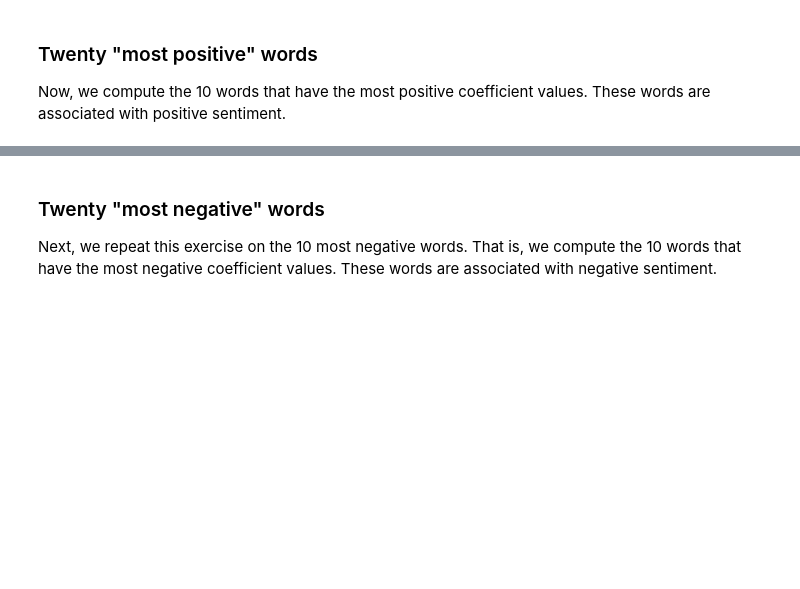
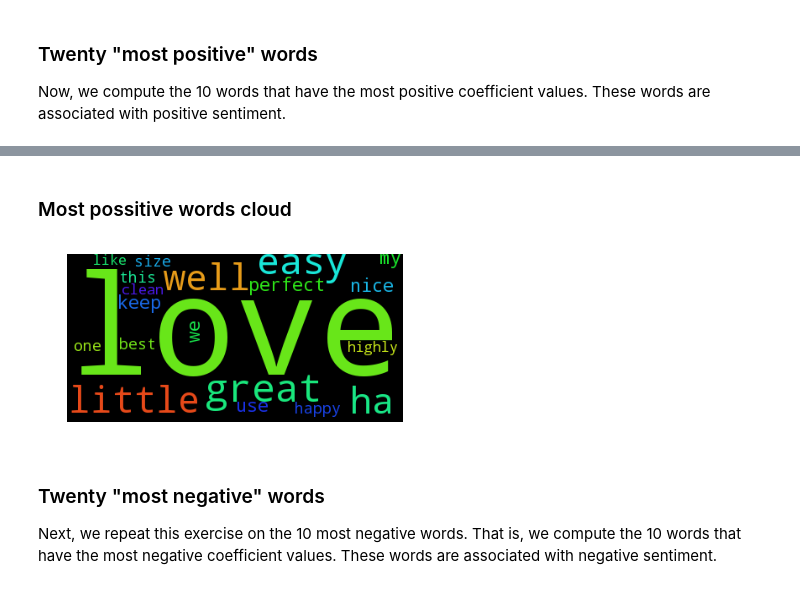
Before and after one commit to digeno/ProyectoFinMasterDataScience, a Jupyter notebook: Logistic Regression Model.ipynb, the cells around one changed output, grey strips where cells are left out. Cells and saved outputs as stored; diff of their text form; code cells hidden in the pictures; blank space fills up the shorter version.

Commit message:
Funcion de visualizacion de nube de palabras

```diff
--- a/Logistic Regression Model.ipynb
+++ b/Logistic Regression Model.ipynb
@@ -518,3 +507,12 @@ word_coefficient_tuples[0:20]
+# %% [markdown]
+###  Most possitive words cloud
+# %%
+wordcloud = WordCloud(relative_scaling=.1).generate_from_frequencies(word_coefficient_tuples[0:20])
+plt.imshow(wordcloud)
+plt.axis("off")
+plt.show()
+# %% [output]
+[figure, added]
 # %% [markdown]
 ### Twenty "most negative" words
 
```
Also changed, not shown: parts of 21 cells of this notebook.
